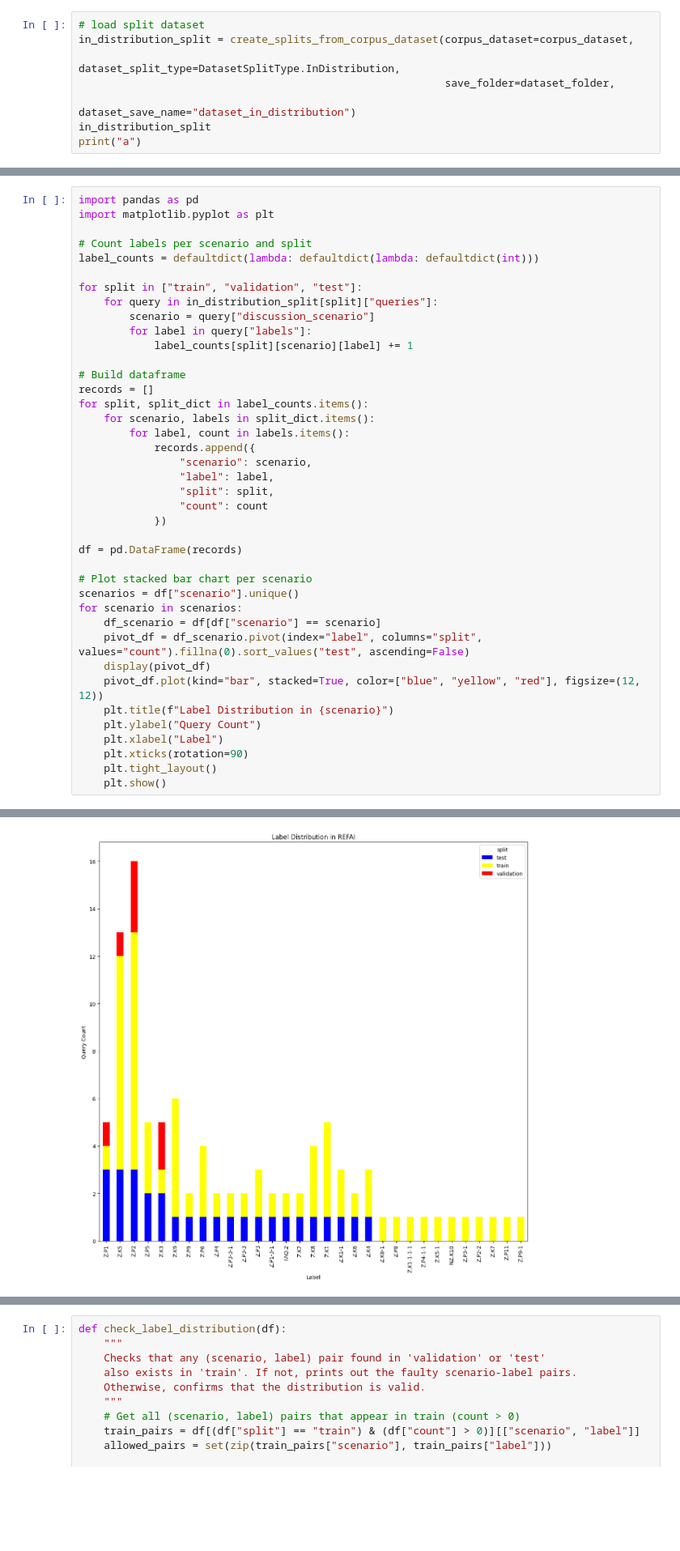
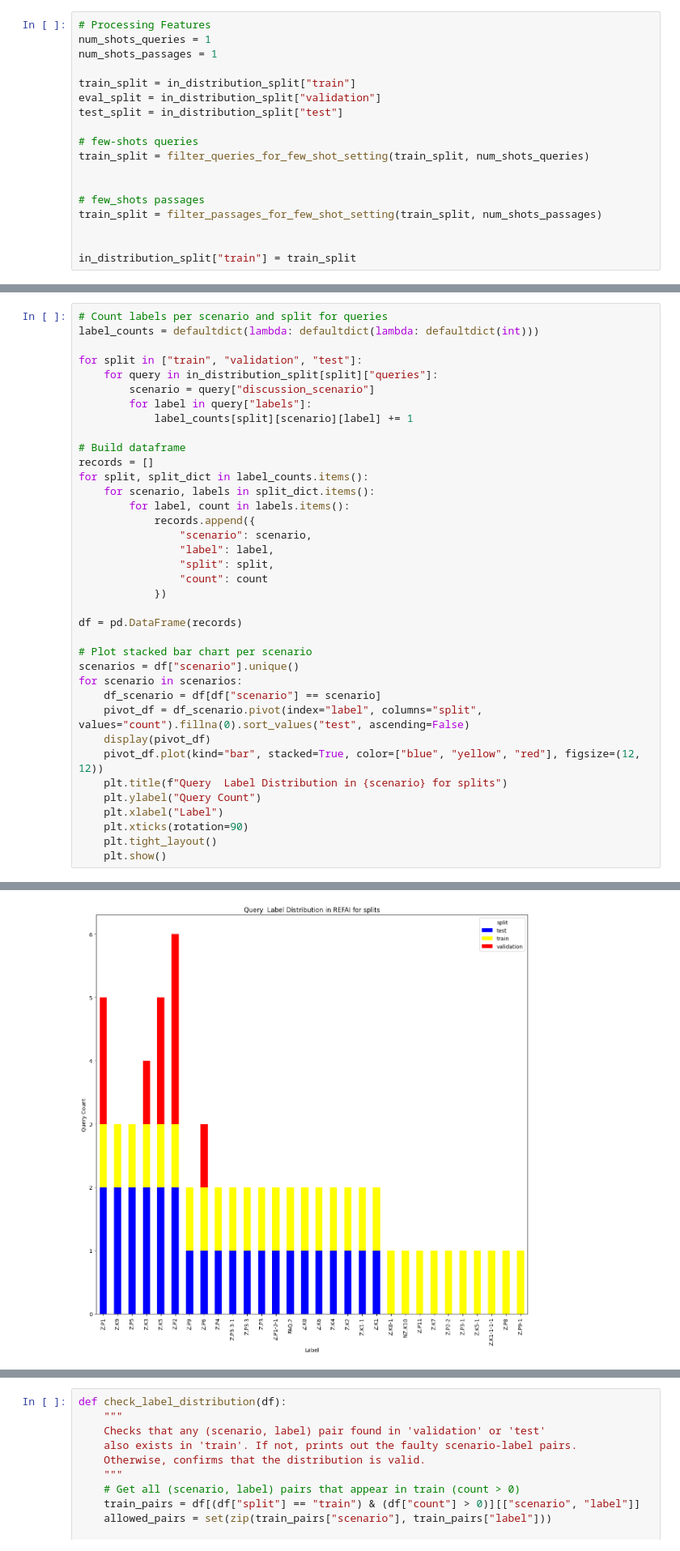
Before and after one commit to HaupChris/ethikchat-experiment-argument-classification, a Jupyter notebook: src/statistics/split_dataset_label_distributions.py.ipynb, the cells around one changed output, grey strips where cells are left out. Shown at 81% size. Cells and saved outputs as stored; diff of their text form; blank space fills up the shorter version.

Commit message:
improve statistical evaluation of datasets

```diff
--- a/src/statistics/split_dataset_label_distributions.py.ipynb
+++ b/src/statistics/split_dataset_label_distributions.py.ipynb
@@ -28,8 +44,18 @@ corpus_dataset = load_from_disk(dataset_path)
 # %%
-# load split dataset
-in_distribution_split = create_splits_from_corpus_dataset(corpus_dataset=corpus_dataset,
-                                                          dataset_split_type=DatasetSplitType.InDistribution,
-                                                          save_folder=dataset_folder,
-                                                          dataset_save_name="dataset_in_distribution")
-in_distribution_split
-print("a")
+# Processing Features
+num_shots_queries = 1
+num_shots_passages = 1
+
+train_split = in_distribution_split["train"]
+eval_split = in_distribution_split["validation"]
+test_split = in_distribution_split["test"]
+
+# few-shots queries
+train_split = filter_queries_for_few_shot_setting(train_split, num_shots_queries)
+
+
+# few_shots passages
+train_split = filter_passages_for_few_shot_setting(train_split, num_shots_passages)
+
+
+in_distribution_split["train"] = train_split
@@ -39,8 +62,5 @@ a
 # %%
-import pandas as pd
-import matplotlib.pyplot as plt
-
-# Count labels per scenario and split
+# Count labels per scenario and split for queries
 label_counts = defaultdict(lambda: defaultdict(lambda: defaultdict(int)))
 
 for split in ["train", "validation", "test"]:
@@ -70,7 +90,7 @@ for scenario in scenarios:
     pivot_df = df_scenario.pivot(index="label", columns="split", values="count").fillna(0).sort_values("test", ascending=False)
     display(pivot_df)
     pivot_df.plot(kind="bar", stacked=True, color=["blue", "yellow", "red"], figsize=(12, 12))
-    plt.title(f"Label Distribution in {scenario}")
+    plt.title(f"Query  Label Distribution in {scenario} for splits")
     plt.ylabel("Query Count")
     plt.xlabel("Label")
     plt.xticks(rotation=90)
@@ -146,2 +166,2 @@ for scenario in scenarios:
 | Z.P9-1 | 0.0 | 1.0 | 0.0 |
-[figure, old version]
+[figure, new version]
```
Also changed, not shown: parts of 5 cells of this notebook, 5 other files.
